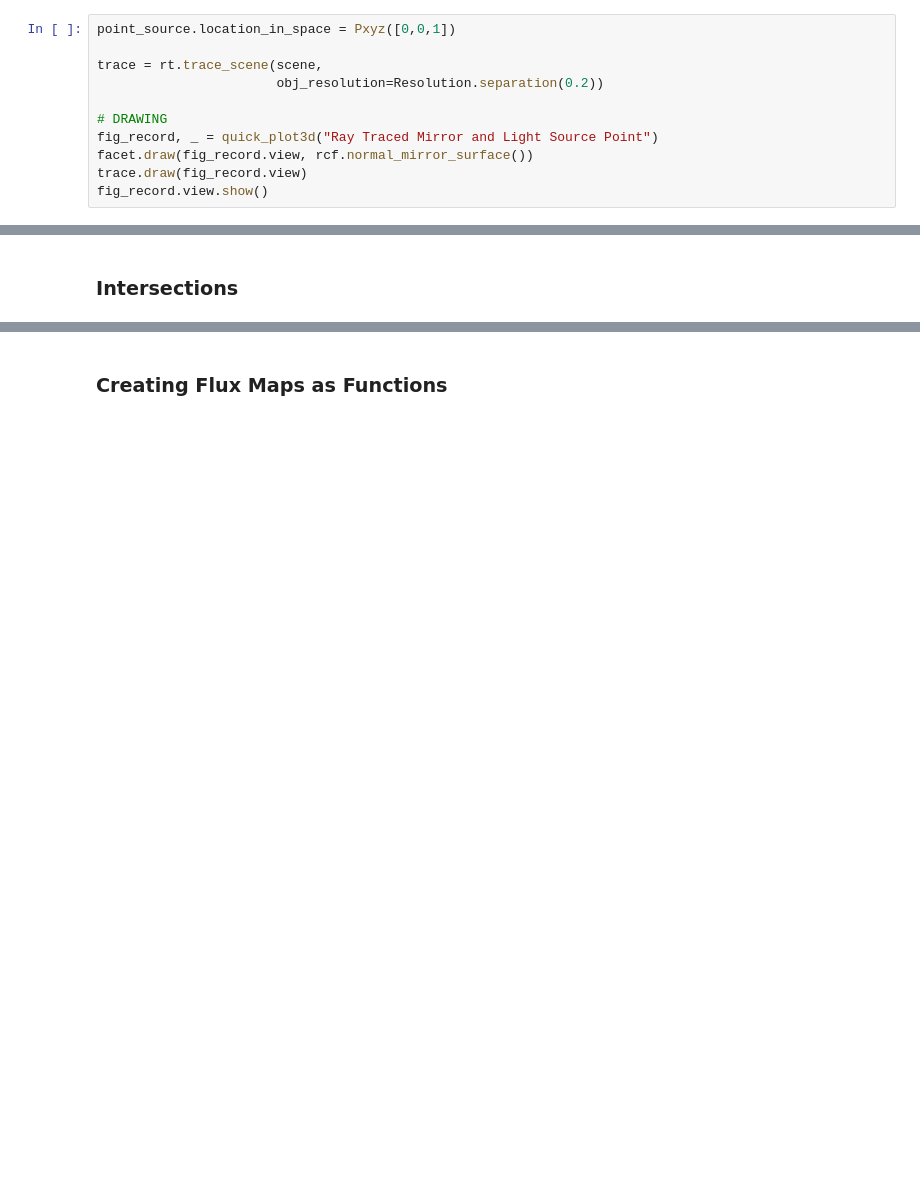
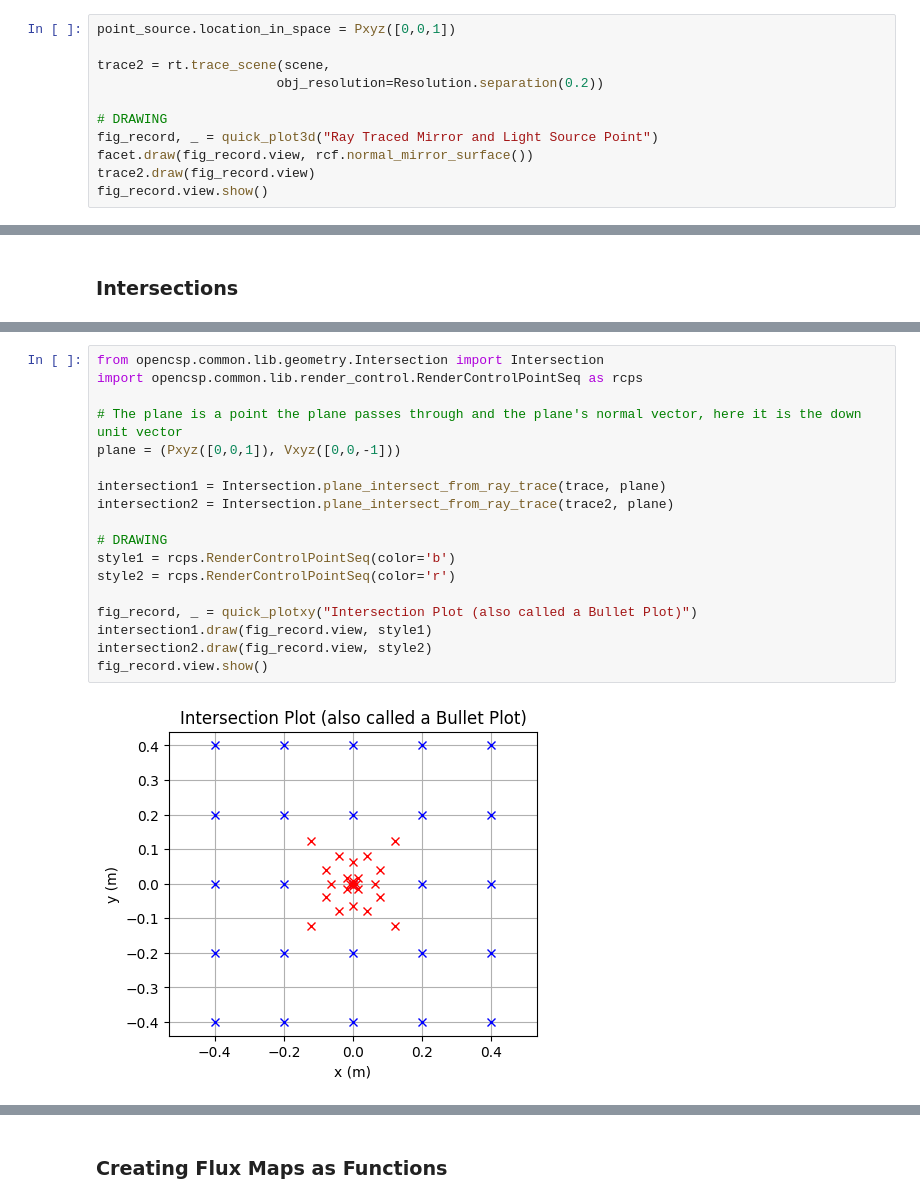
Before and after one commit to sandialabs/OpenCSP, a Jupyter notebook: example/csp/base_classes_and_ray_trace.ipynb, the cells around one changed output, grey strips where cells are left out. Drawn from its saved outputs; the diff is of its cells as text; blank space fills up the shorter version.

```diff
--- a/example/csp/base_classes_and_ray_trace.ipynb
+++ b/example/csp/base_classes_and_ray_trace.ipynb
@@ -501,13 +503,13 @@ We can change the light source to be at 2 times the focal length of the mirror w
 # %%
 point_source.location_in_space = Pxyz([0,0,1])
 
-trace = rt.trace_scene(scene,
+trace2 = rt.trace_scene(scene,
                        obj_resolution=Resolution.separation(0.2))
 
 # DRAWING
 fig_record, _ = quick_plot3d("Ray Traced Mirror and Light Source Point")
 facet.draw(fig_record.view, rcf.normal_mirror_surface())
-trace.draw(fig_record.view)
+trace2.draw(fig_record.view)
 fig_record.view.show()
 # %% [output]
 [figure]
@@ -596,0 +585,20 @@ fig_record.view.show()
+# %%
+from opencsp.common.lib.geometry.Intersection import Intersection
+import opencsp.common.lib.render_control.RenderControlPointSeq as rcps
+
+# The plane is a point the plane passes through and the plane's normal vector, here it is the down unit vector
+plane = (Pxyz([0,0,1]), Vxyz([0,0,-1]))
+
+intersection1 = Intersection.plane_intersect_from_ray_trace(trace, plane)
+intersection2 = Intersection.plane_intersect_from_ray_trace(trace2, plane)
+
+# DRAWING
+style1 = rcps.RenderControlPointSeq(color='b')
+style2 = rcps.RenderControlPointSeq(color='r')
+
+fig_record, _ = quick_plotxy("Intersection Plot (also called a Bullet Plot)")
+intersection1.draw(fig_record.view, style1)
+intersection2.draw(fig_record.view, style2)
+fig_record.view.show()
+# %% [output]
+[figure, added]
```
Also changed, not shown: parts of 33 cells of this notebook, 1 other file.
